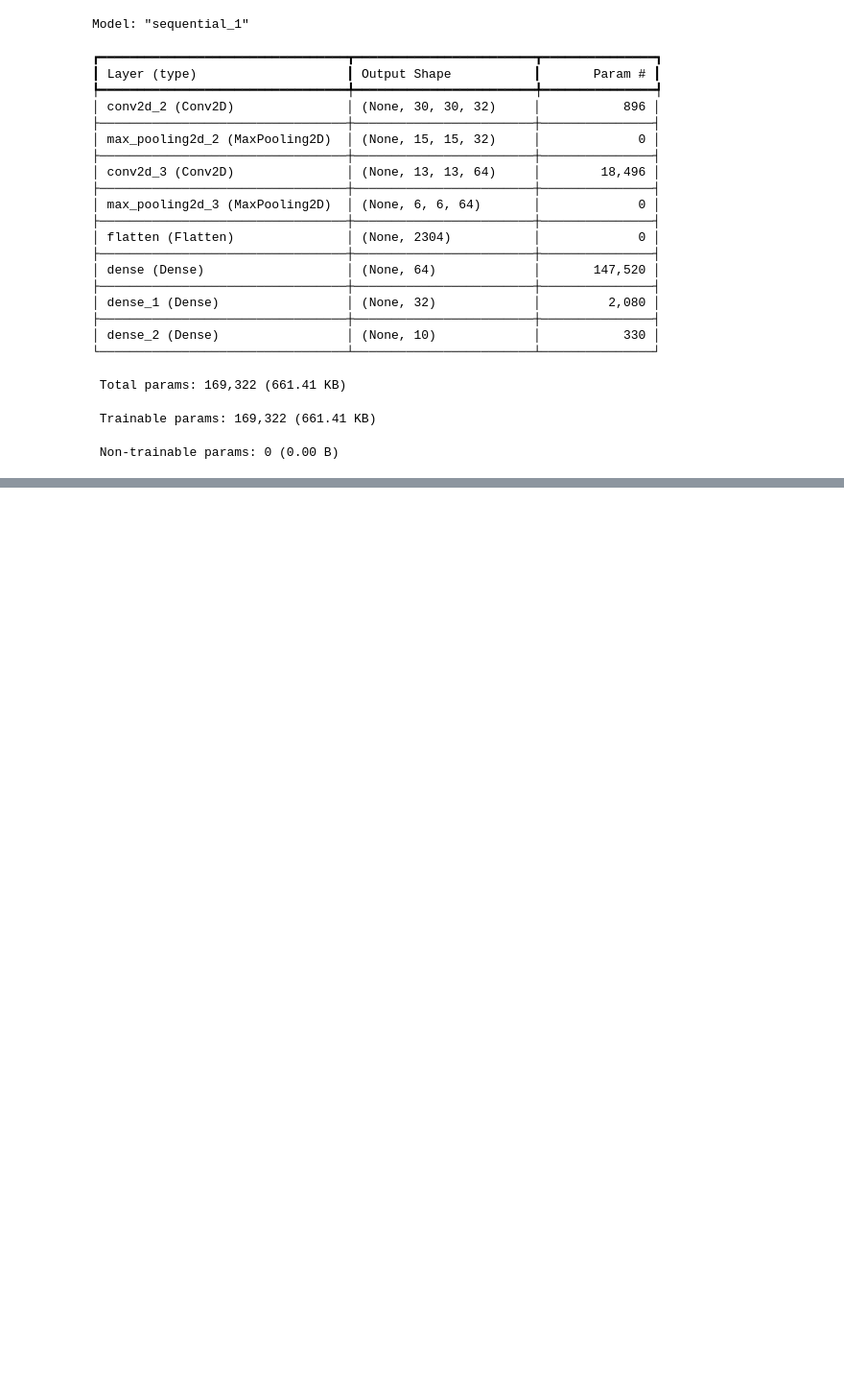
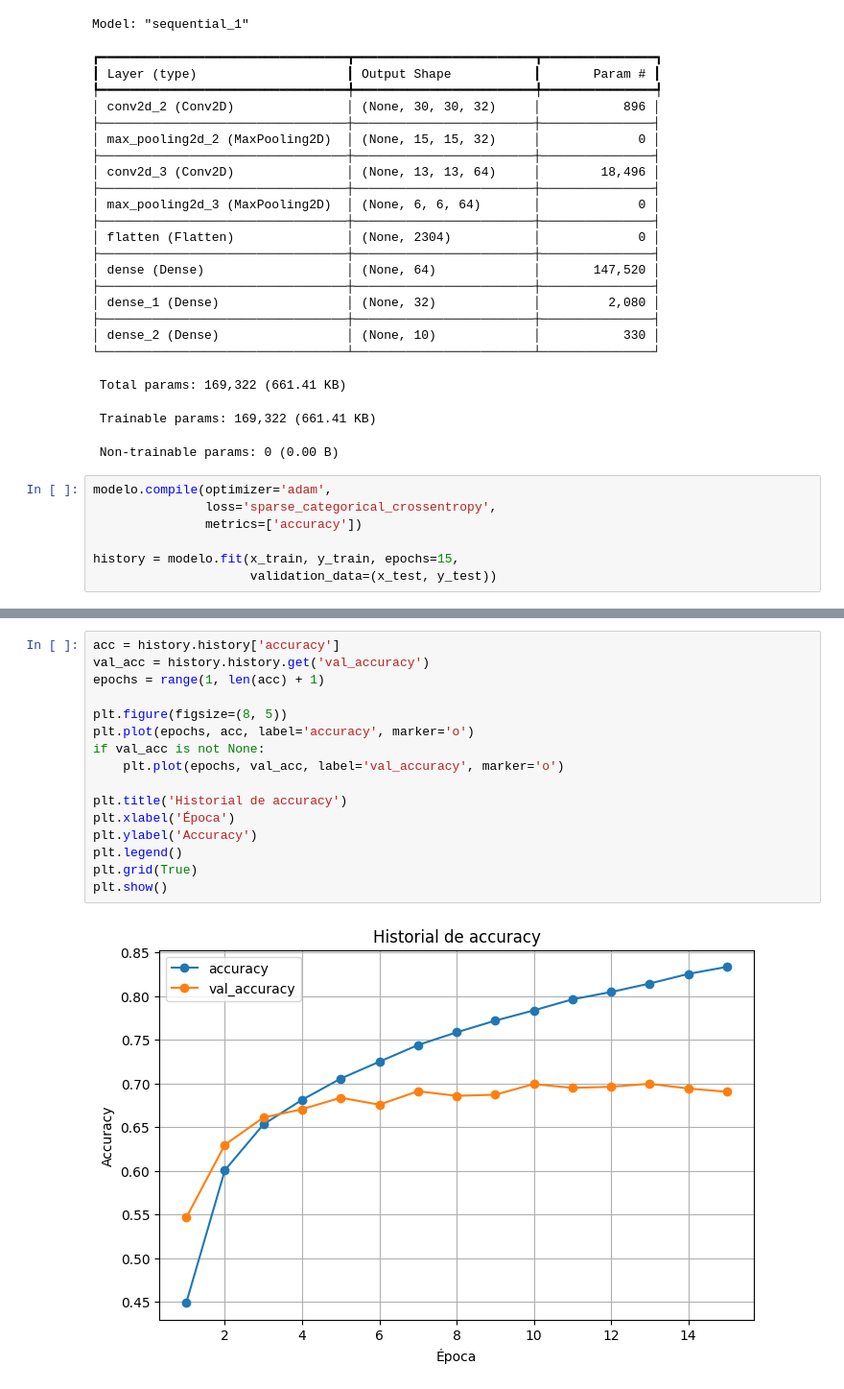
Before and after one commit to PRISTERX/CienciadedatosMint, a Jupyter notebook: CIENCIA DE DATOS /modelo_convolucionales.ipynb, the cells around one changed output, grey strips where cells are left out. Shown at 96% size. Saved outputs shown, nothing was run; the diff lists cells and outputs as text; blank space fills up the shorter version.

```diff
--- a/CIENCIA DE DATOS /modelo_convolucionales.ipynb
+++ b/CIENCIA DE DATOS /modelo_convolucionales.ipynb
@@ -171,3 +171,10 @@ Model: "sequential_1"
  Total params: 169,322 (661.41 KB)
  Trainable params: 169,322 (661.41 KB)
  Non-trainable params: 0 (0.00 B)
+# %%
+modelo.compile(optimizer='adam',
+               loss='sparse_categorical_crossentropy',
+               metrics=['accuracy'])
+
+history = modelo.fit(x_train, y_train, epochs=15,
+                     validation_data=(x_test, y_test))
@@ -173,0 +199,18 @@ Model: "sequential_1"
+# %%
+acc = history.history['accuracy']
+val_acc = history.history.get('val_accuracy')
+epochs = range(1, len(acc) + 1)
+
+plt.figure(figsize=(8, 5))
+plt.plot(epochs, acc, label='accuracy', marker='o')
+if val_acc is not None:
+    plt.plot(epochs, val_acc, label='val_accuracy', marker='o')
+
+plt.title('Historial de accuracy')
+plt.xlabel('Época')
+plt.ylabel('Accuracy')
+plt.legend()
+plt.grid(True)
+plt.show()
+# %% [output]
+[figure, added]
```
Also changed, not shown: parts of 5 cells of this notebook.
